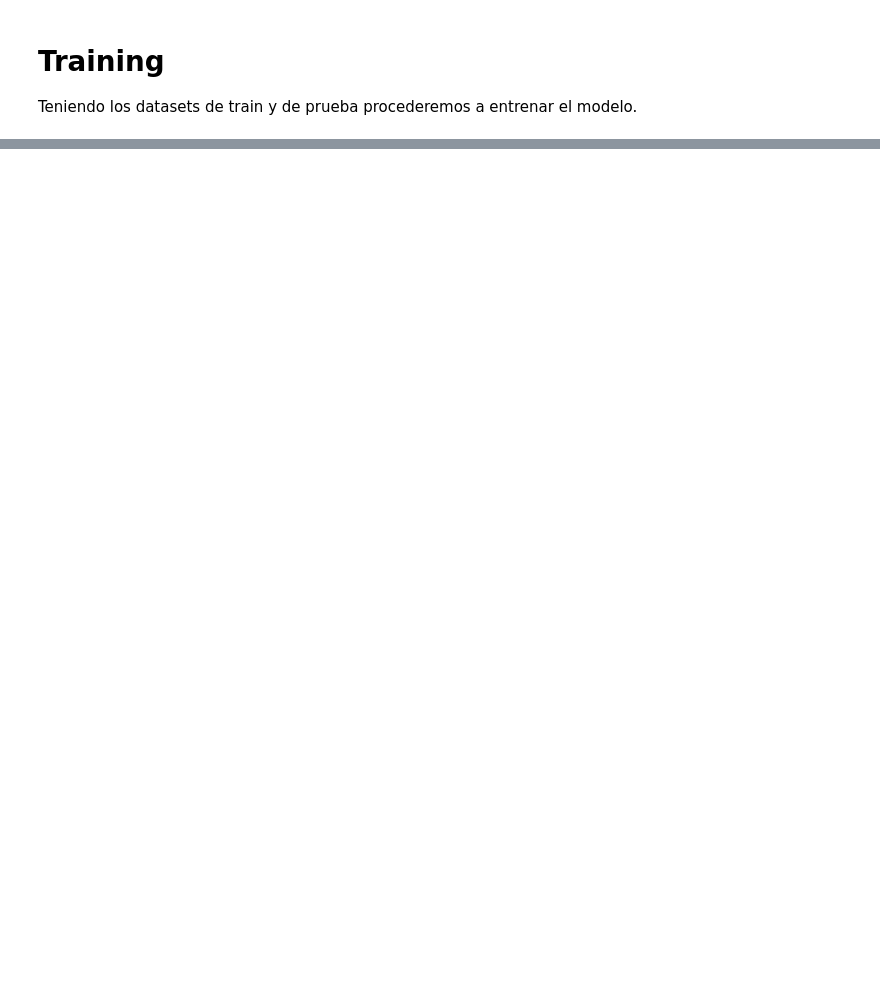
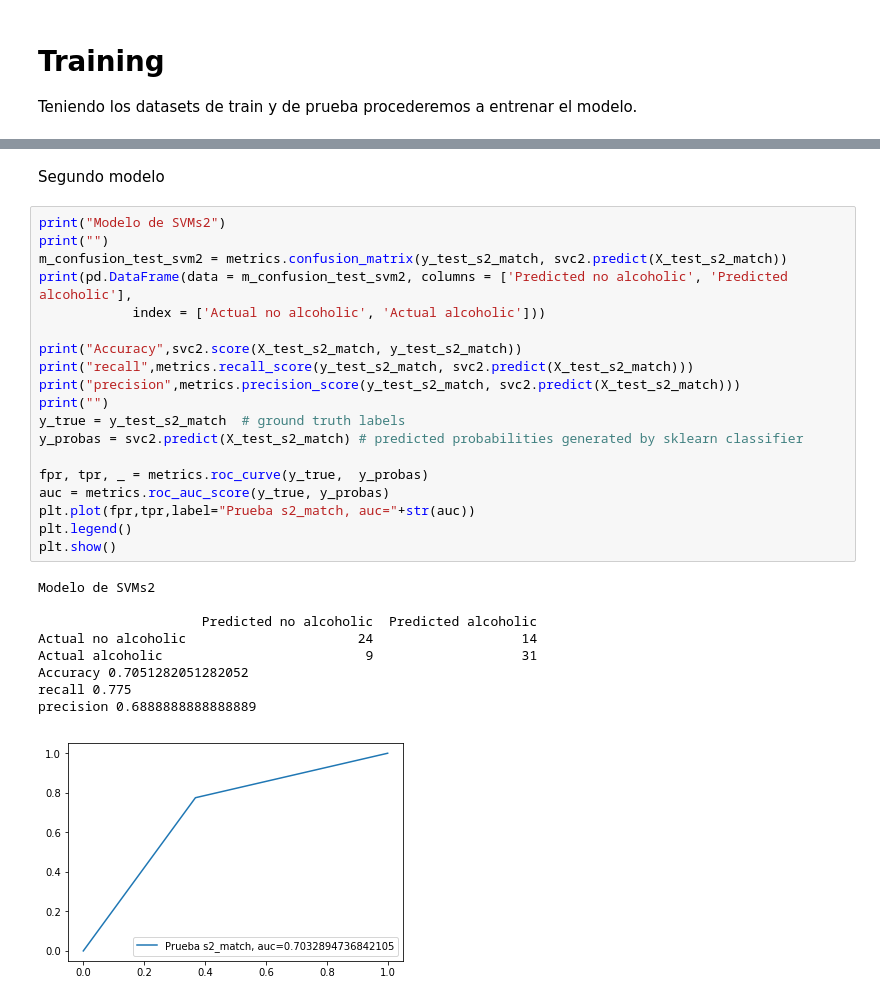
Before and after one commit to navi931/EEG-alcohol, a Jupyter notebook: EEG-data-analysis-master/SVM_Analysis.ipynb, the cells around one changed output, grey strips where cells are left out. Saved outputs shown, nothing was run; the diff lists cells and outputs as text; blank space fills up the shorter version.

```diff
--- a/EEG-data-analysis-master/SVM_Analysis.ipynb
+++ b/EEG-data-analysis-master/SVM_Analysis.ipynb
@@ -307,0 +218,31 @@ svc.fit(X_test, y_test)
+# %% [markdown]
+Segundo modelo
+# %%
+print("Modelo de SVMs2")
+print("")
+m_confusion_test_svm2 = metrics.confusion_matrix(y_test_s2_match, svc2.predict(X_test_s2_match))
+print(pd.DataFrame(data = m_confusion_test_svm2, columns = ['Predicted no alcoholic', 'Predicted alcoholic'],
+            index = ['Actual no alcoholic', 'Actual alcoholic']))
+
+print("Accuracy",svc2.score(X_test_s2_match, y_test_s2_match))
+print("recall",metrics.recall_score(y_test_s2_match, svc2.predict(X_test_s2_match)))
+print("precision",metrics.precision_score(y_test_s2_match, svc2.predict(X_test_s2_match)))
+print("")
+y_true = y_test_s2_match  # ground truth labels
+y_probas = svc2.predict(X_test_s2_match) # predicted probabilities generated by sklearn classifier
+
+fpr, tpr, _ = metrics.roc_curve(y_true,  y_probas)
+auc = metrics.roc_auc_score(y_true, y_probas)
+plt.plot(fpr,tpr,label="Prueba s2_match, auc="+str(auc))
+plt.legend()
+plt.show()
+# %% [output]
+Modelo de SVMs2
+
+                     Predicted no alcoholic  Predicted alcoholic
+Actual no alcoholic                      24                   14
+Actual alcoholic                          9                   31
+Accuracy 0.7051282051282052
+recall 0.775
+precision 0.6888888888888889
+[figure, added]
```
Also changed, not shown: parts of 25 cells of this notebook, 5 other files.
